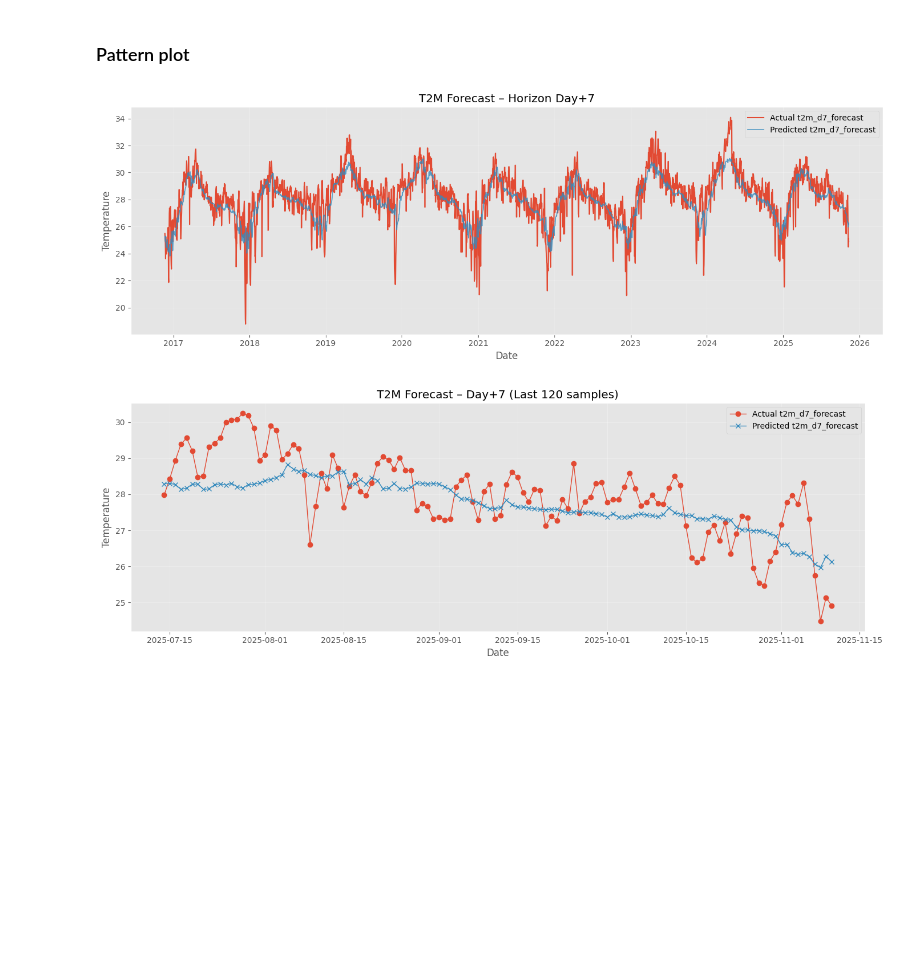
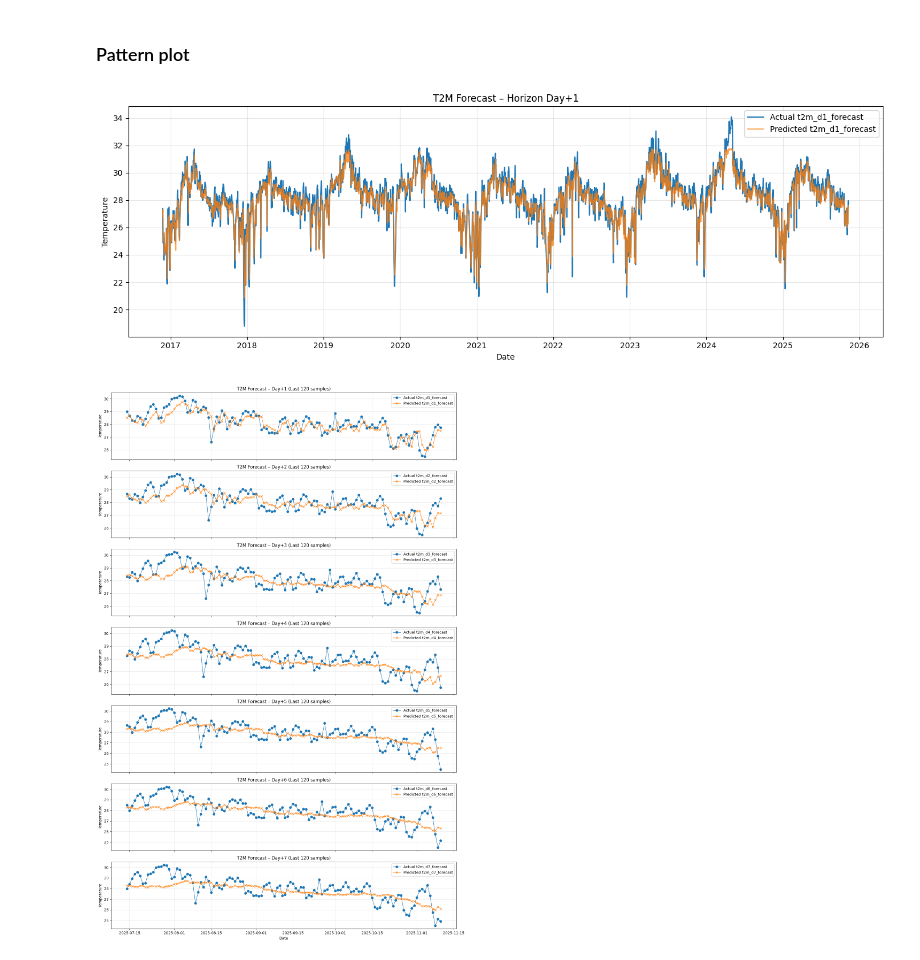
Before and after one commit to farlos3/Climate-Change-Analysis, a Jupyter notebook: Model/LightGBM_Multi_T2M.ipynb, the cells around one changed output. Cells and saved outputs as stored; diff of their text form; code cells hidden in the pictures; blank space fills up the shorter version.

```diff
--- a/Model/LightGBM_Multi_T2M.ipynb
+++ b/Model/LightGBM_Multi_T2M.ipynb
@@ -171 +207,8 @@ Optuna val   size: (2621, 334) (2621, 7)
 ... (89 outputs left out)
+# %%
+base_lgbm_best = LGBMRegressor(**best_params)
+model_lgbm = MultiOutputRegressor(base_lgbm_best)
+
+with tqdm(desc="Final Model Training", unit="step", colour="blue") as pbar:
+    model_lgbm.fit(X_train_fs, Y_train)
+    pbar.update(1)
@@ -227,7 +439,7 @@ import matplotlib.pyplot as plt
 dates_test = pd.to_datetime(df["date"].iloc[split_idx:])
 
 # เลือก horizon ที่อยากดู เช่น day+7 = index 6
-h = 6   # 0 = day+1, 6 = day+7
+h = 0   # 0 = day+1, 6 = day+7
 target_name = t2m_targets[h]
 
 plt.figure(figsize=(14, 5))
@@ -242,25 +454,24 @@ plt.grid(True, alpha=0.3)
 plt.tight_layout()
 plt.show()
 # %% [output]
-[figure, old version]
+[figure, new version]
 # %%
 # จำนวนจุดที่อยาก zoom ดู
 N = 120  # เช่น 4 เดือนสุดท้าย
-
-dates_zoom = dates_test[-N:]
-y_test_zoom = Y_test.iloc[-N:, h]
-y_pred_zoom = Y_pred[-N:, h]
-
-plt.figure(figsize=(14, 5))
-plt.plot(dates_zoom, y_test_zoom, label=f"Actual {target_name}", marker="o", linewidth=1)
-plt.plot(dates_zoom, y_pred_zoom, label=f"Predicted {target_name}", marker="x", linewidth=1)
-
-plt.title(f"T2M Forecast – Day+{h+1} (Last {N} samples)")
+days = [f"Day+{i+1}" for i in range(H)]
+fig, axs = plt.subplots(H, 1, figsize=(14, 3*H), sharex=True)
+for h in range(H):
+    dates_zoom = dates_test[-N:]
+    y_test_zoom = Y_test.iloc[-N:, h]
+    y_pred_zoom = Y_pred[-N:, h]
+    axs[h].plot(dates_zoom, y_test_zoom, label=f"Actual {t2m_targets[h]}", marker="o", linewidth=1)
+    axs[h].plot(dates_zoom, y_pred_zoom, label=f"Predicted {t2m_targets[h]}", marker="x", linewidth=1)
+    axs[h].set_title(f"T2M Forecast – {days[h]} (Last {N} samples)")
+    axs[h].set_ylabel("Temperature")
+    axs[h].legend()
+    axs[h].grid(True, alpha=0.3)
 plt.xlabel("Date")
-plt.ylabel("Temperature")
-plt.legend()
-plt.grid(True, alpha=0.3)
 plt.tight_layout()
 plt.show()
 # %% [output]
-[figure, old version]
+[figure, new version]
```
Also changed, not shown: parts of 14 cells of this notebook, 5 other files.
